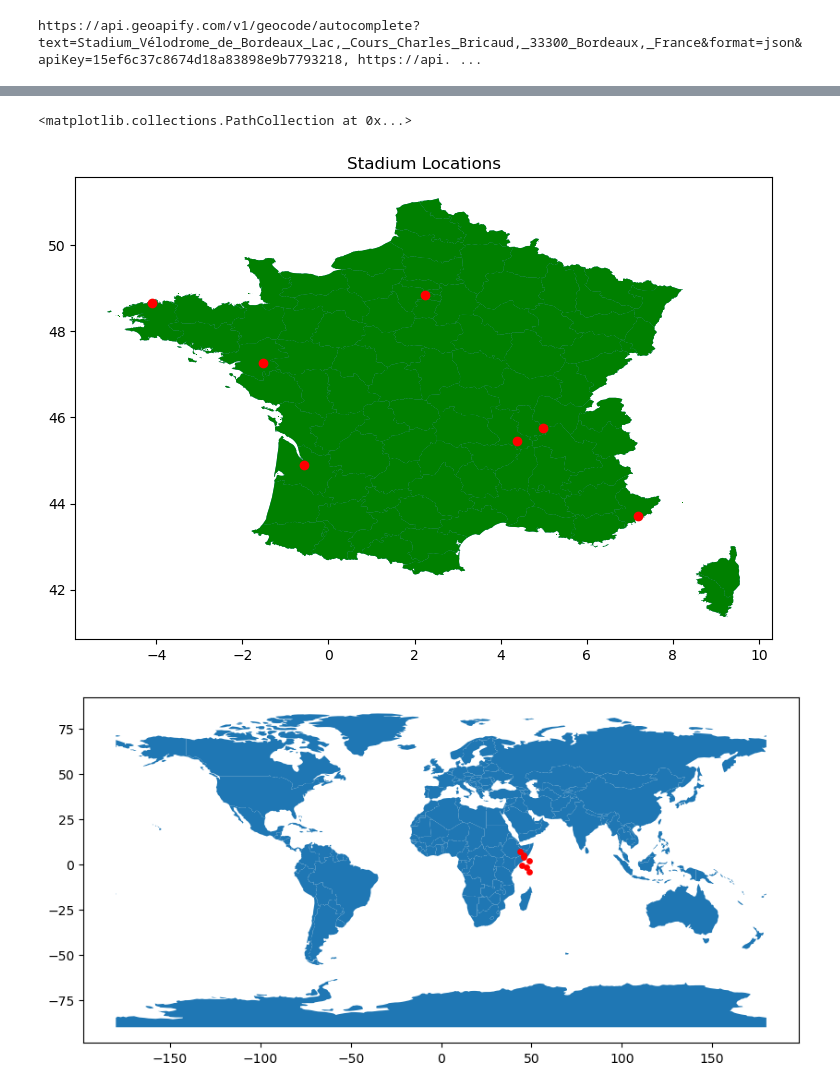
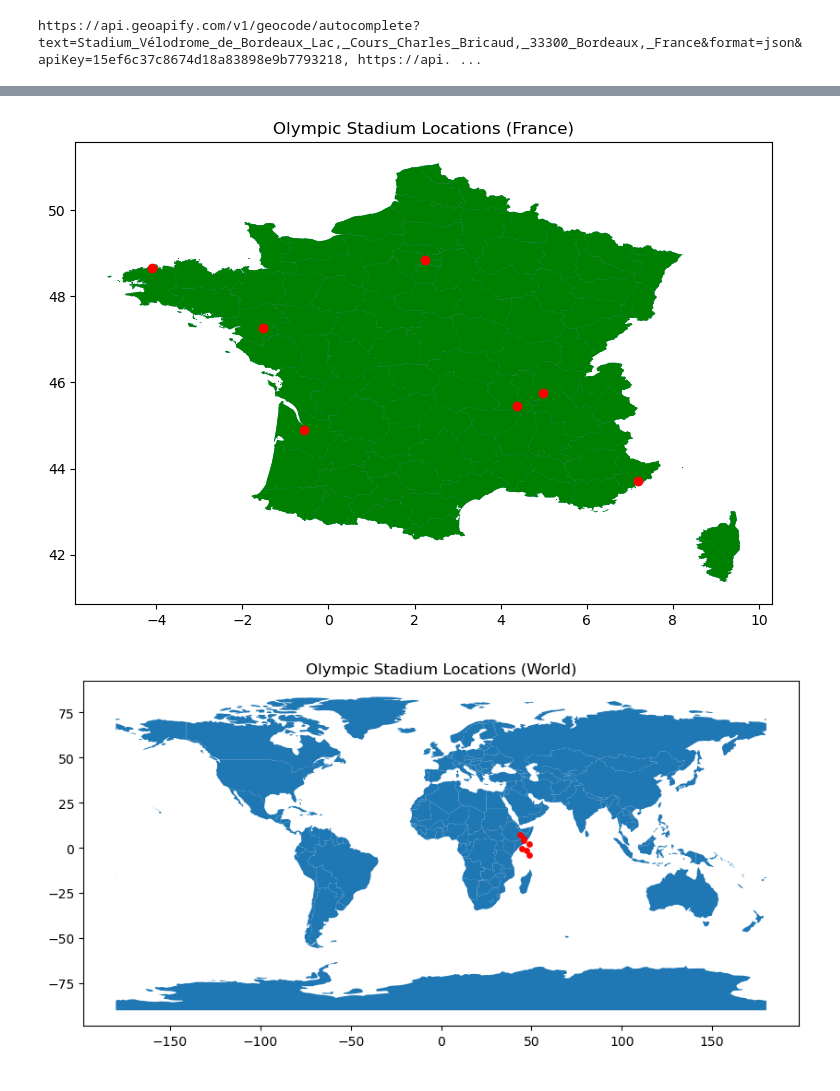
Before and after one commit to BlufferMK/Olympics_Project, a Jupyter notebook: OlympicPy.ipynb, the cells around one changed output, grey strips where cells are left out. Drawn from its saved outputs; the diff is of its cells as text; code cells hidden in the pictures.

```diff
--- a/OlympicPy.ipynb
+++ b/OlympicPy.ipynb
@@ -165,6 +165,7 @@ from shapely.geometry import Point
 import geopandas as gpd
 from geopandas import GeoDataFrame
 from osgeo import gdal
+from PIL import Image
 
 df = pd.read_csv('olympicstadiumlocations.csv')
 df.head()
@@ -180,24 +181,22 @@ shapefile = gpd.read_file("map.shp")
 in_vector = 'map.shp'
 gdf = gpd.read_file(in_vector)
 gdf.plot(ax=gdf.plot(figsize=(10, 6)), marker='o', color='green', markersize=10)
-plt.title("Stadium Locations")
+plt.title("Olympic Stadium Locations (France)")
 plt.scatter(x_axis,y_axis, color='red')
+plt.savefig("france_map.jpg")
 # %% [output]
-<matplotlib.collections.PathCollection at 0x...>
-[figure, old version]
+[figure, new version]
 # %%
-import pandas as pd
-from shapely.geometry import Point
-import geopandas as gpd
-from geopandas import GeoDataFrame
-
-df = pd.read_csv("olympicstadiumlocations.csv", delimiter=',', skiprows=0, low_memory=False)
-
+# Create a map showing locations on world map
 geometry = [Point(xy) for xy in zip(y_axis, x_axis)]
 gdf = GeoDataFrame(df, geometry=geometry)
 
 #this is a simple map that goes with geopandas
 world = gpd.read_file(gpd.datasets.get_path('naturalearth_lowres'))
 gdf.plot(ax=world.plot(figsize=(10, 6)), marker='o', color='red', markersize=15)
+
+# Save figure
+plt.title("Olympic Stadium Locations (World)")
+plt.savefig("world_map.jpg")
 # %% [output]
-[figure, old version]
+[figure, new version]
```
Also changed, not shown: 2 other files.
